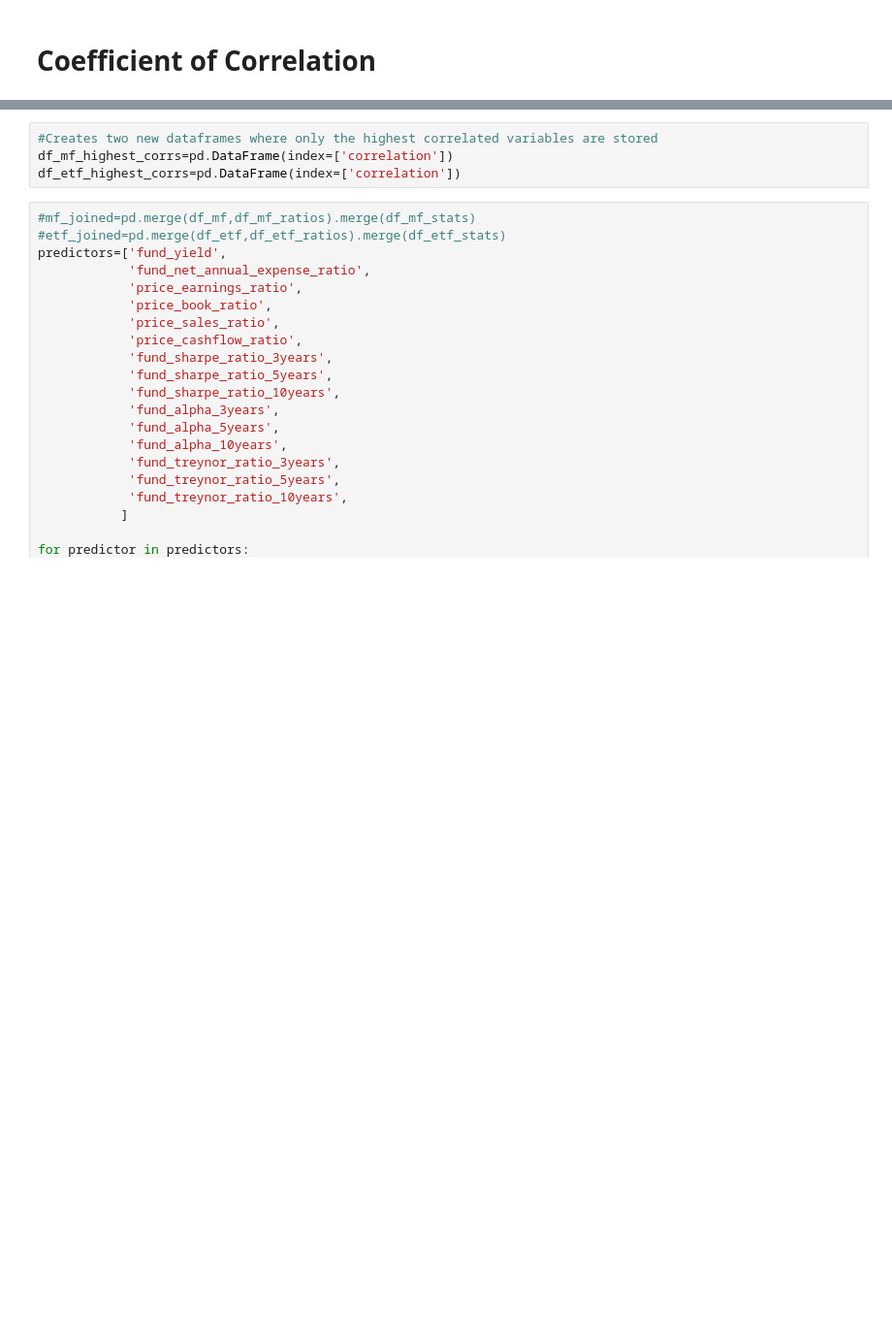
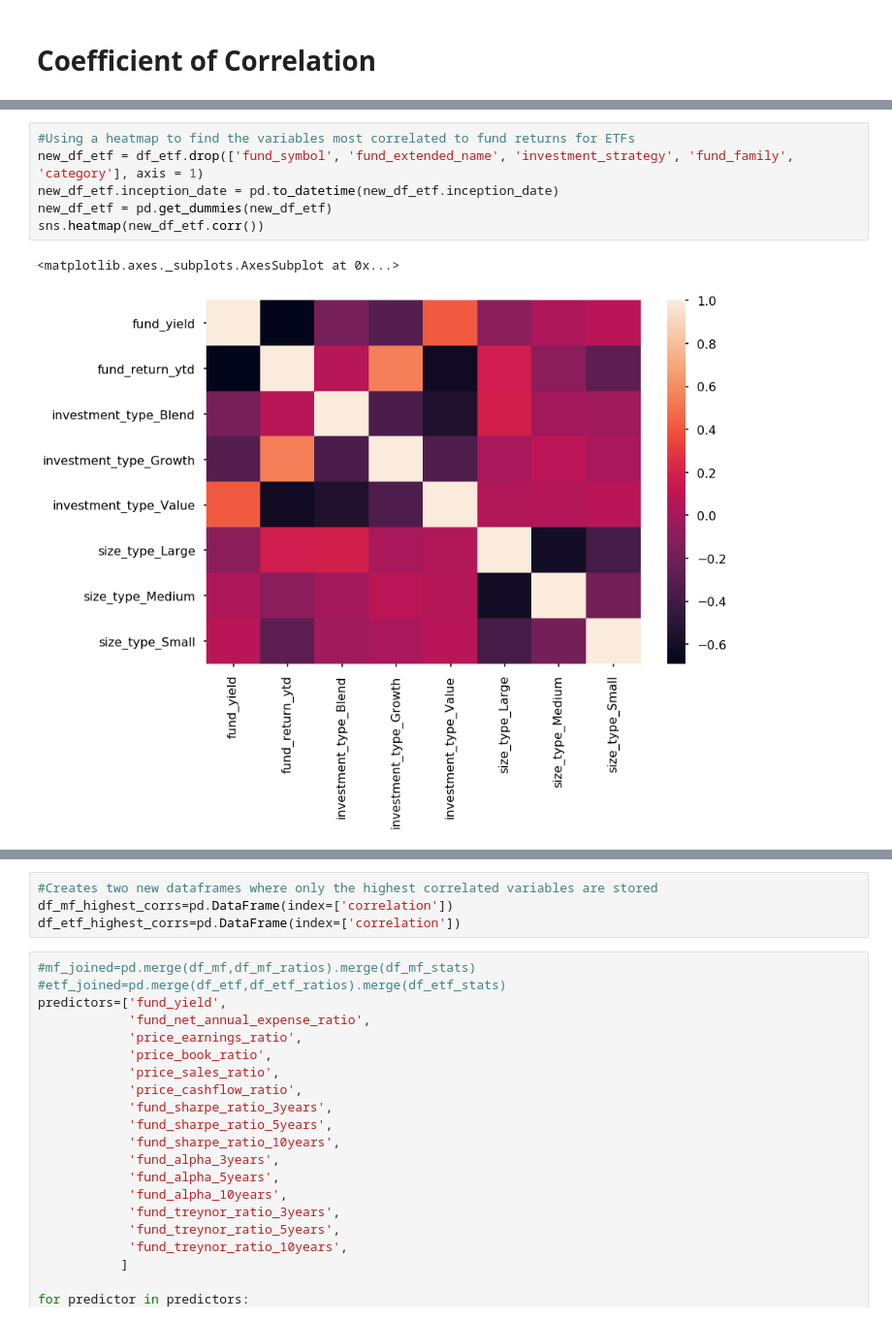
Before and after one commit to ctr48/Info2950FinalProject, a Jupyter notebook: May11V1.ipynb, the cells around one changed output, grey strips where cells are left out. Shown at 97% size. Drawn from its saved outputs; the diff is of its cells as text; blank space fills up the shorter version.

```diff
--- a/May11V1.ipynb
+++ b/May11V1.ipynb
@@ -846,0 +859,9 @@ paragraph
+# %%
+#Using a heatmap to find the variables most correlated to fund returns for ETFs
+new_df_etf = df_etf.drop(['fund_symbol', 'fund_extended_name', 'investment_strategy', 'fund_family', 'category'], axis = 1)
+new_df_etf.inception_date = pd.to_datetime(new_df_etf.inception_date)
+new_df_etf = pd.get_dummies(new_df_etf)
+sns.heatmap(new_df_etf.corr())
+# %% [output]
+<matplotlib.axes._subplots.AxesSubplot at 0x...>
+[figure, added]
```
Also changed, not shown: parts of 34 cells of this notebook.
